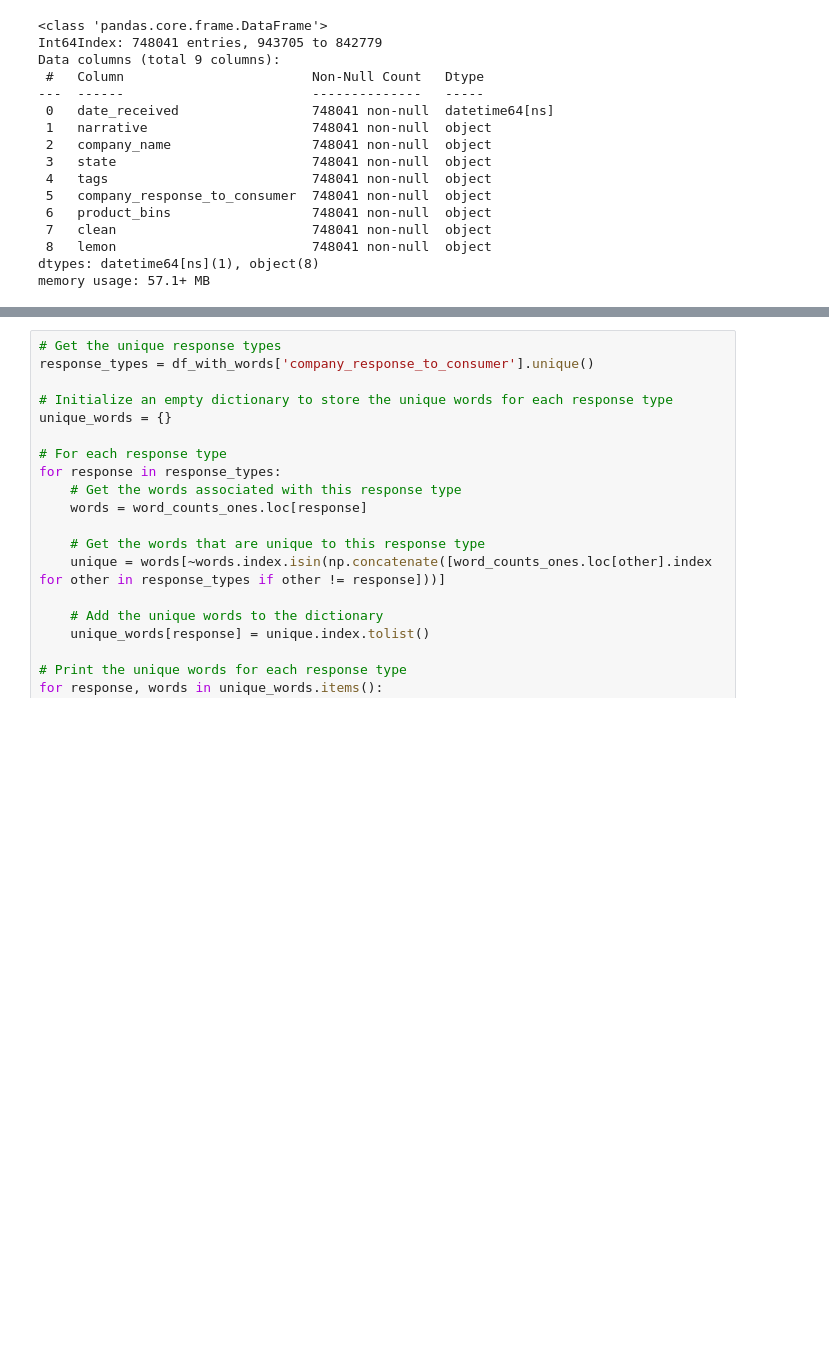
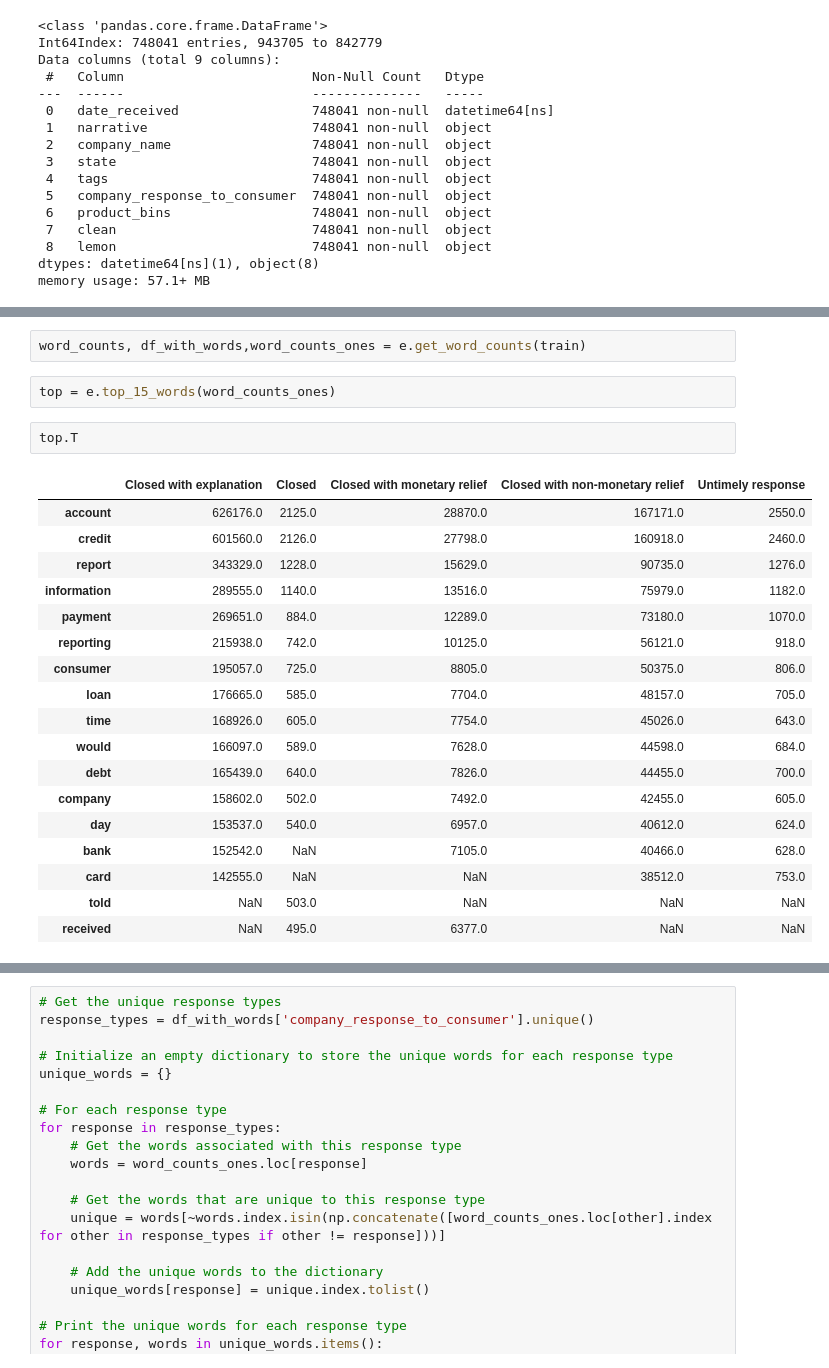
Before and after one commit to DATA-TRAC/consumer-complaint-response, a Jupyter notebook: lugo-question-1.ipynb, the cells around one changed output, grey strips where cells are left out. Drawn from its saved outputs; the diff is of its cells as text; blank space fills up the shorter version.

```diff
--- a/lugo-question-1.ipynb
+++ b/lugo-question-1.ipynb
@@ -560,0 +146,25 @@ for response in response_types:
+# %%
+word_counts, df_with_words,word_counts_ones = e.get_word_counts(train)
+# %%
+top = e.top_15_words(word_counts_ones)
+# %%
+top.T
+# %% [output]
+|  | Closed with explanation | Closed | Closed with monetary relief | Closed with non-monetary relief | Untimely response |
+| account | 626176.0 | 2125.0 | 28870.0 | 167171.0 | 2550.0 |
+| credit | 601560.0 | 2126.0 | 27798.0 | 160918.0 | 2460.0 |
+| report | 343329.0 | 1228.0 | 15629.0 | 90735.0 | 1276.0 |
+| information | 289555.0 | 1140.0 | 13516.0 | 75979.0 | 1182.0 |
+| payment | 269651.0 | 884.0 | 12289.0 | 73180.0 | 1070.0 |
+| reporting | 215938.0 | 742.0 | 10125.0 | 56121.0 | 918.0 |
+| consumer | 195057.0 | 725.0 | 8805.0 | 50375.0 | 806.0 |
+| loan | 176665.0 | 585.0 | 7704.0 | 48157.0 | 705.0 |
+| time | 168926.0 | 605.0 | 7754.0 | 45026.0 | 643.0 |
+| would | 166097.0 | 589.0 | 7628.0 | 44598.0 | 684.0 |
+| debt | 165439.0 | 640.0 | 7826.0 | 44455.0 | 700.0 |
+| company | 158602.0 | 502.0 | 7492.0 | 42455.0 | 605.0 |
+| day | 153537.0 | 540.0 | 6957.0 | 40612.0 | 624.0 |
+| bank | 152542.0 | NaN | 7105.0 | 40466.0 | 628.0 |
+| card | 142555.0 | NaN | NaN | 38512.0 | 753.0 |
+| told | NaN | 503.0 | NaN | NaN | NaN |
+| received | NaN | 495.0 | 6377.0 | NaN | NaN |
```
Also changed, not shown: parts of 158 cells of this notebook.
